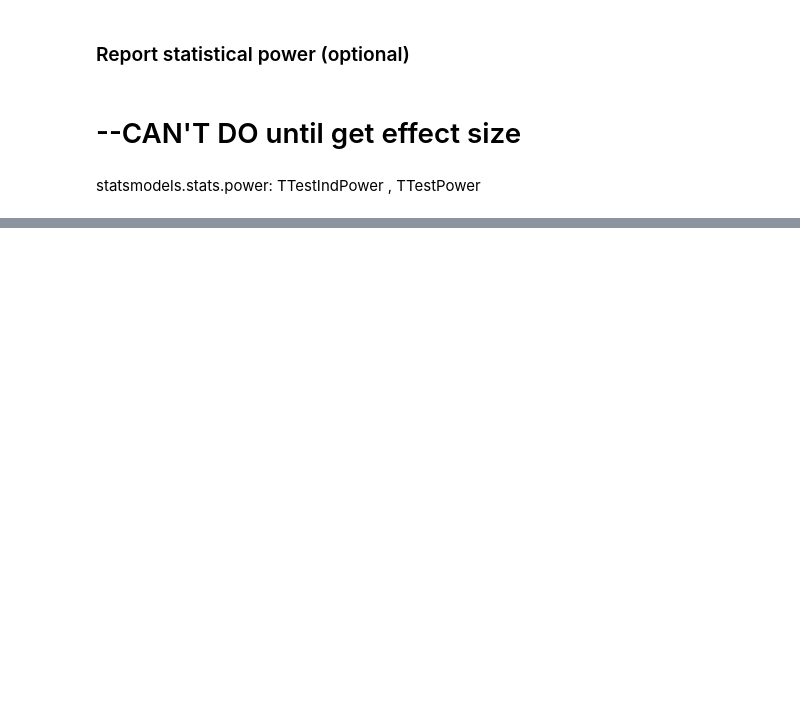
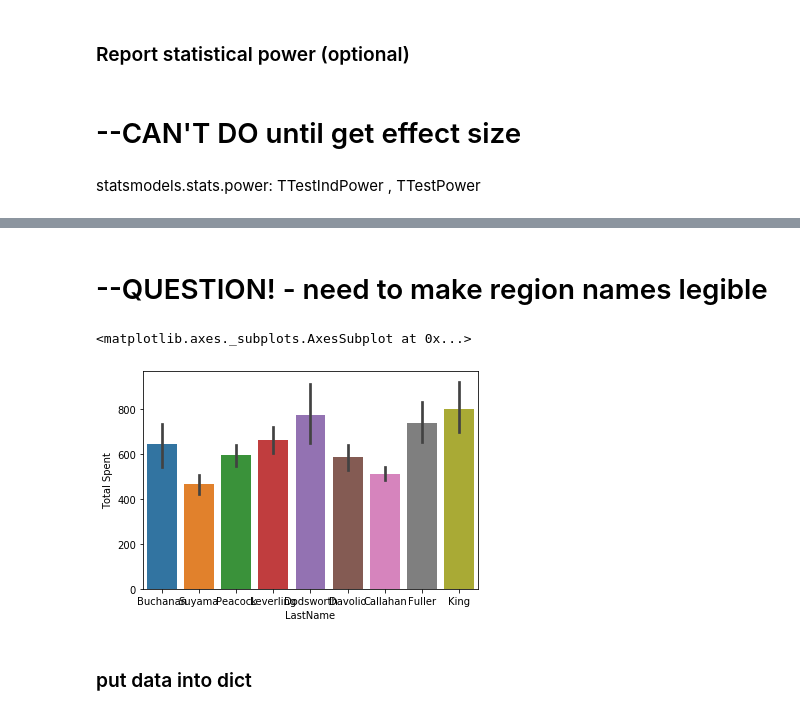
Before and after one commit to alexanderjohnny/hypothesis_testing_workflow_python, a Jupyter notebook: ALEX_BEAT_student.ipynb, the cells around one changed output, grey strips where cells are left out. Cells and saved outputs as stored; diff of their text form; code cells hidden in the pictures; blank space fills up the shorter version.

```diff
--- a/ALEX_BEAT_student.ipynb
+++ b/ALEX_BEAT_student.ipynb
@@ -1255,0 +1316,8 @@ TTestIndPower , TTestPower
+# %%
+cur.execute("""SELECT od.OrderId, od.UnitPrice, od.Quantity, e.Id, e.LastName, e.FirstName
+                FROM OrderDetail od
+                JOIN `Order` o ON od.OrderId = o.Id
+                JOIN Employee e ON o.EmployeeId = e.Id
+""")
+col_names=[x[0] for x in cur.description]
+col_names
@@ -1255,0 +1326,3 @@ TTestIndPower , TTestPower
+# %%
+h4df = pd.DataFrame(cur.fetchall(), columns=col_names)
+h4df
@@ -1255,0 +1353,4 @@ TTestIndPower , TTestPower
+# %%
+## create total spent
+h4df["Total Spent"] = h4df['UnitPrice'] * h4df['Quantity']
+h4df
@@ -1255,0 +1371,9 @@ TTestIndPower , TTestPower
+# %% [markdown]
+# --QUESTION! - need to make region names legible
+# %%
+sns.barplot(data=h4df, x='LastName', y='Total Spent', ci=68)
+# %% [output]
+<matplotlib.axes._subplots.AxesSubplot at 0x...>
+[figure, added]
+# %% [markdown]
+### put data into dict
```
Also changed, not shown: parts of 62 cells of this notebook.
